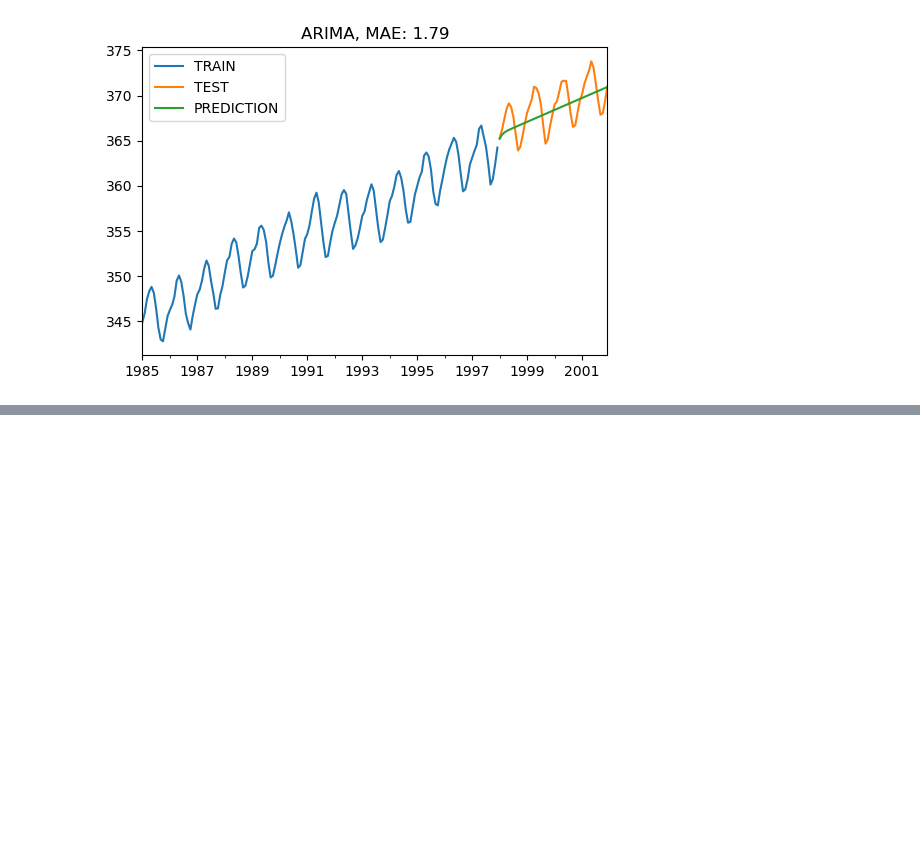
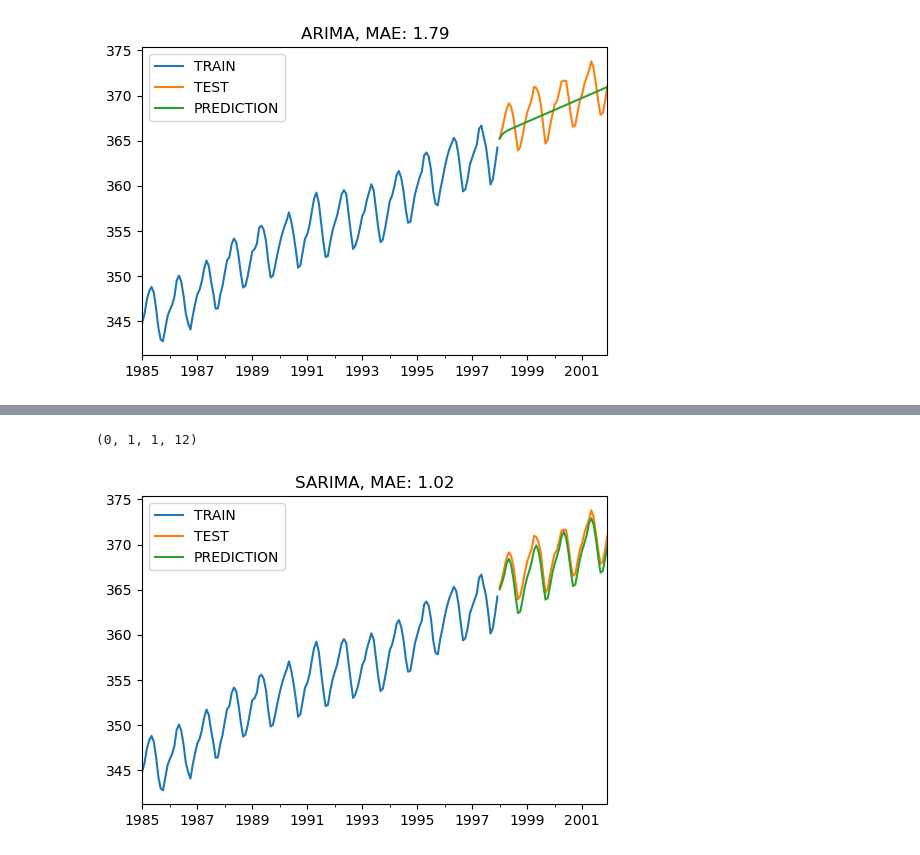
Before and after one commit to ugursaricam/co2-forecast-timeseries, a Jupyter notebook: 2_statistical_methods.ipynb, the cells around one changed output, grey strips where cells are left out. Cells and saved outputs as stored; diff of their text form; code cells hidden in the pictures; blank space fills up the shorter version.

```diff
--- a/2_statistical_methods.ipynb
+++ b/2_statistical_methods.ipynb
@@ -210,0 +327,17 @@ plot_co2(train, test, y_pred, "ARIMA")
+# %%
+best_seasonal_order
+# %% [output]
+(0, 1, 1, 12)
+# %%
+model = SARIMAX(train, order=best_order, seasonal_order=best_seasonal_order)
+# %%
+sarima_final_model = model.fit(disp=0)
+# %%
+y_pred_test = sarima_final_model.get_forecast(steps=48)
+# %%
+y_pred = y_pred_test.predicted_mean
+y_pred = pd.Series(y_pred, index=test.index)
+# %%
+plot_co2(train, test, y_pred, "SARIMA")
+# %% [output]
+[figure, added]
```
Also changed, not shown: parts of 24 cells of this notebook.
